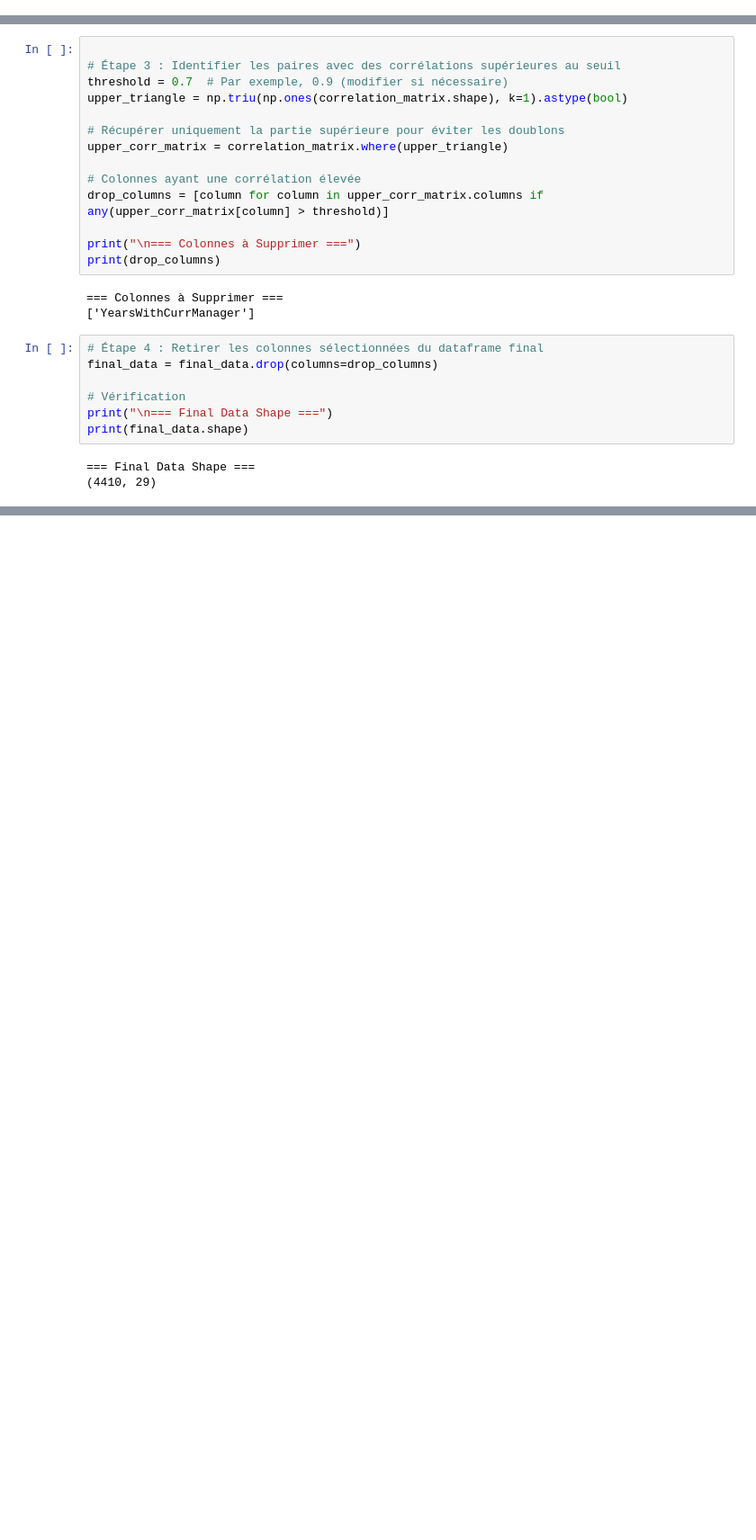
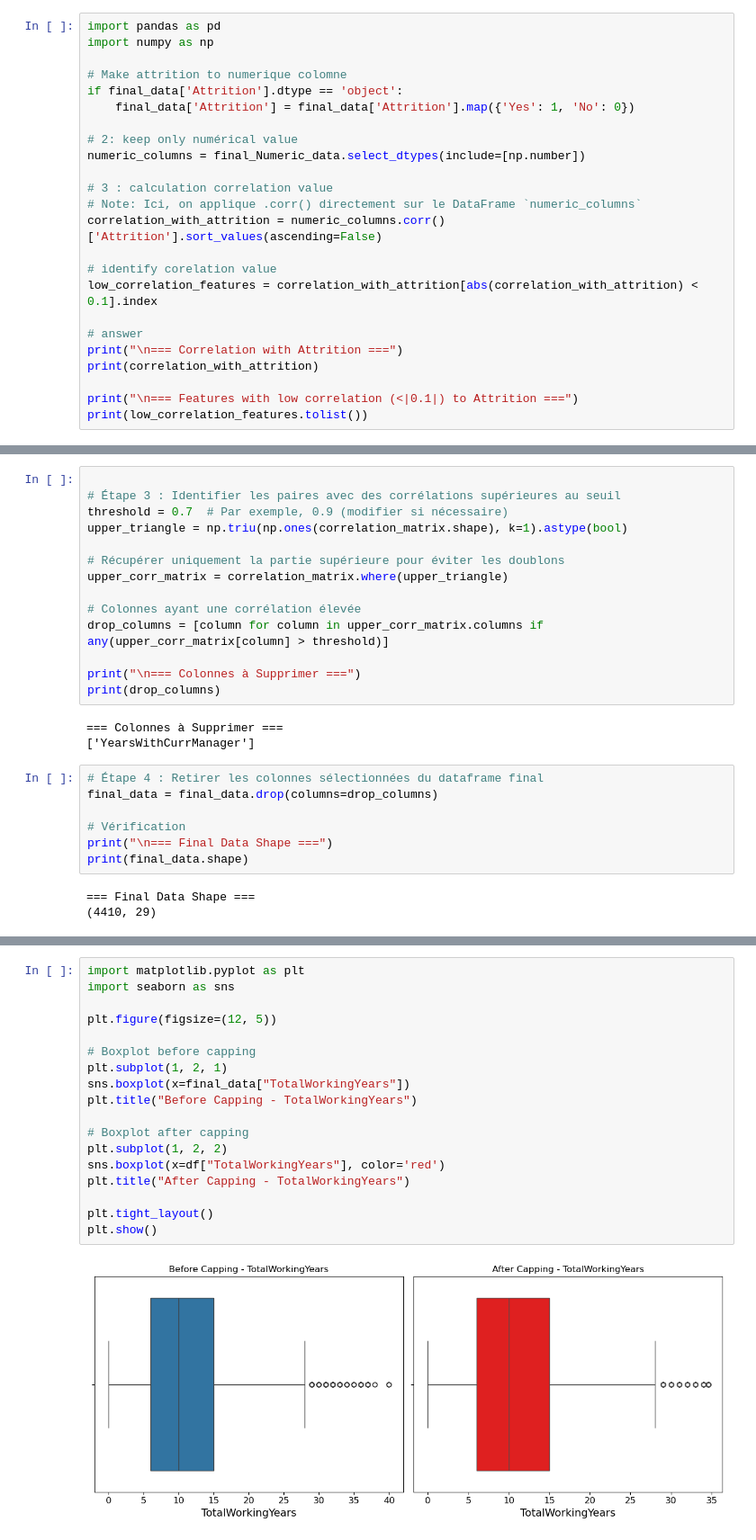
Before and after one commit to Raouf878/PROJECT_AI_GIT, a Jupyter notebook: IA_project.ipynb, the cells around one changed output, grey strips where cells are left out. Shown at 90% size. Drawn from its saved outputs; the diff is of its cells as text; blank space fills up the shorter version.

```diff
--- a/IA_project.ipynb
+++ b/IA_project.ipynb
@@ -337,0 +343,24 @@ plt.show()
+# %%
+import pandas as pd
+import numpy as np
+
+# Make attrition to numerique colomne
+if final_data['Attrition'].dtype == 'object':
+    final_data['Attrition'] = final_data['Attrition'].map({'Yes': 1, 'No': 0})
+
+# 2: keep only numérical value
+numeric_columns = final_Numeric_data.select_dtypes(include=[np.number])
+
+# 3 : calculation correlation value
+# Note: Ici, on applique .corr() directement sur le DataFrame `numeric_columns`
+correlation_with_attrition = numeric_columns.corr()['Attrition'].sort_values(ascending=False)
+
+# identify corelation value
+low_correlation_features = correlation_with_attrition[abs(correlation_with_attrition) < 0.1].index
+
+# answer
+print("\n=== Correlation with Attrition ===")
+print(correlation_with_attrition)
+
+print("\n=== Features with low correlation (<|0.1|) to Attrition ===")
+print(low_correlation_features.tolist())
@@ -364,0 +478,20 @@ print(final_data.shape)
+# %%
+import matplotlib.pyplot as plt
+import seaborn as sns
+
+plt.figure(figsize=(12, 5))
+
+# Boxplot before capping
+plt.subplot(1, 2, 1)
+sns.boxplot(x=final_data["TotalWorkingYears"])
+plt.title("Before Capping - TotalWorkingYears")
+
+# Boxplot after capping
+plt.subplot(1, 2, 2)
+sns.boxplot(x=df["TotalWorkingYears"], color='red')
+plt.title("After Capping - TotalWorkingYears")
+
+plt.tight_layout()
+plt.show()
+# %% [output]
+[figure, added]
```
Also changed, not shown: parts of 7 cells of this notebook.
